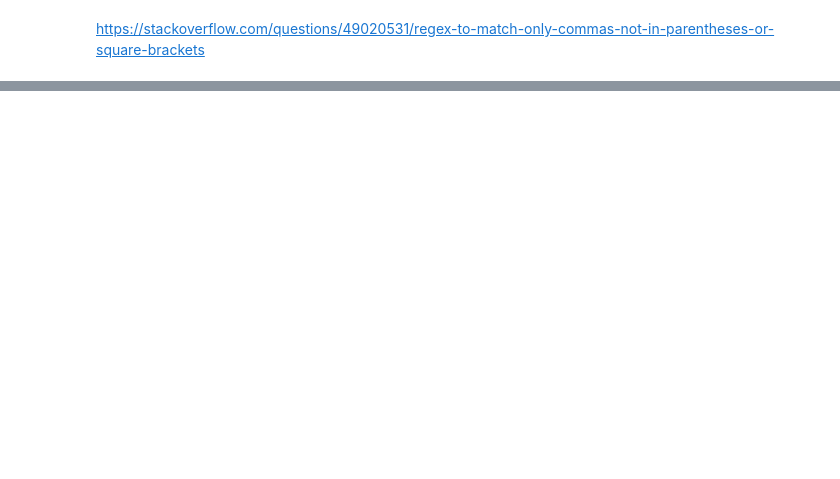
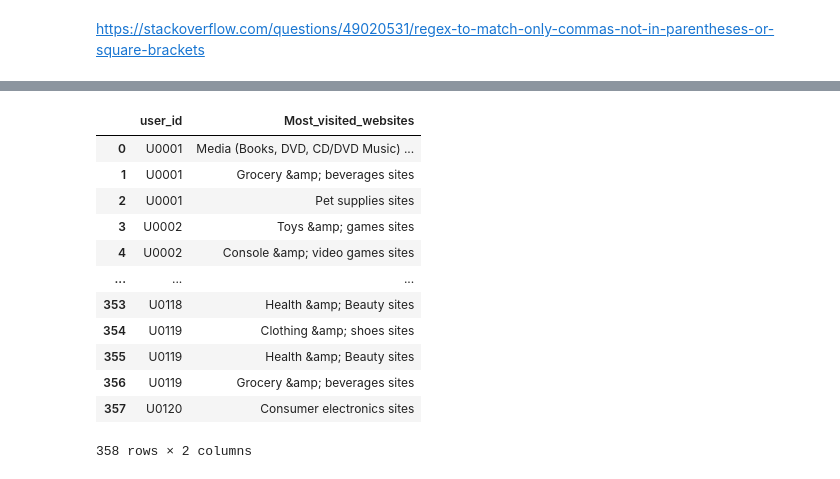
Before and after one commit to abhilash-j2/Team3_INFO7374_Spring2021, a Jupyter notebook: Assignments/Assignment1/Data pre-processing.ipynb, the cells around one changed output, grey strips where cells are left out. Cells and saved outputs as stored; diff of their text form; code cells hidden in the pictures; blank space fills up the shorter version.

```diff
--- a/Assignments/Assignment1/Data pre-processing.ipynb
+++ b/Assignments/Assignment1/Data pre-processing.ipynb
@@ -252,0 +319,29 @@ list(re.finditer("\w[^\[(,]*(\[[^]]+\]|\([^)]*\))?|[\w+]",pref_df["Most_visited_
+# %%
+def convert_list_to_df(df, column_name):
+    newdf = df.copy()
+    newdf = newdf[["user_id",column_name]]
+
+    result = []
+    for i, row in newdf.iterrows():
+        d = pd.DataFrame({"user_id":row[0], column_name: row[1]})
+        result.append(d)
+    result = pd.concat(result)
+    return result.reset_index(drop=True)
+# %%
+pref_websites = convert_list_to_df(pref_df, "Most_visited_websites")
+pref_websites.to_csv("data/processed/pref_websites.csv")
+pref_websites
+# %% [output]
+|  | user_id | Most_visited_websites |
+| 0 | U0001 | Media (Books, DVD, CD/DVD Music) ... |
+| 1 | U0001 | Grocery &amp; beverages sites |
+| 2 | U0001 | Pet supplies sites |
+| 3 | U0002 | Toys &amp; games sites |
+| 4 | U0002 | Console &amp; video games sites |
+| ... | ... | ... |
+| 353 | U0118 | Health &amp; Beauty sites |
+| 354 | U0119 | Clothing &amp; shoes sites |
+| 355 | U0119 | Health &amp; Beauty sites |
+| 356 | U0119 | Grocery &amp; beverages sites |
+| 357 | U0120 | Consumer electronics sites |
+358 rows × 2 columns
```
Also changed, not shown: parts of 16 cells of this notebook, 5 other files.
